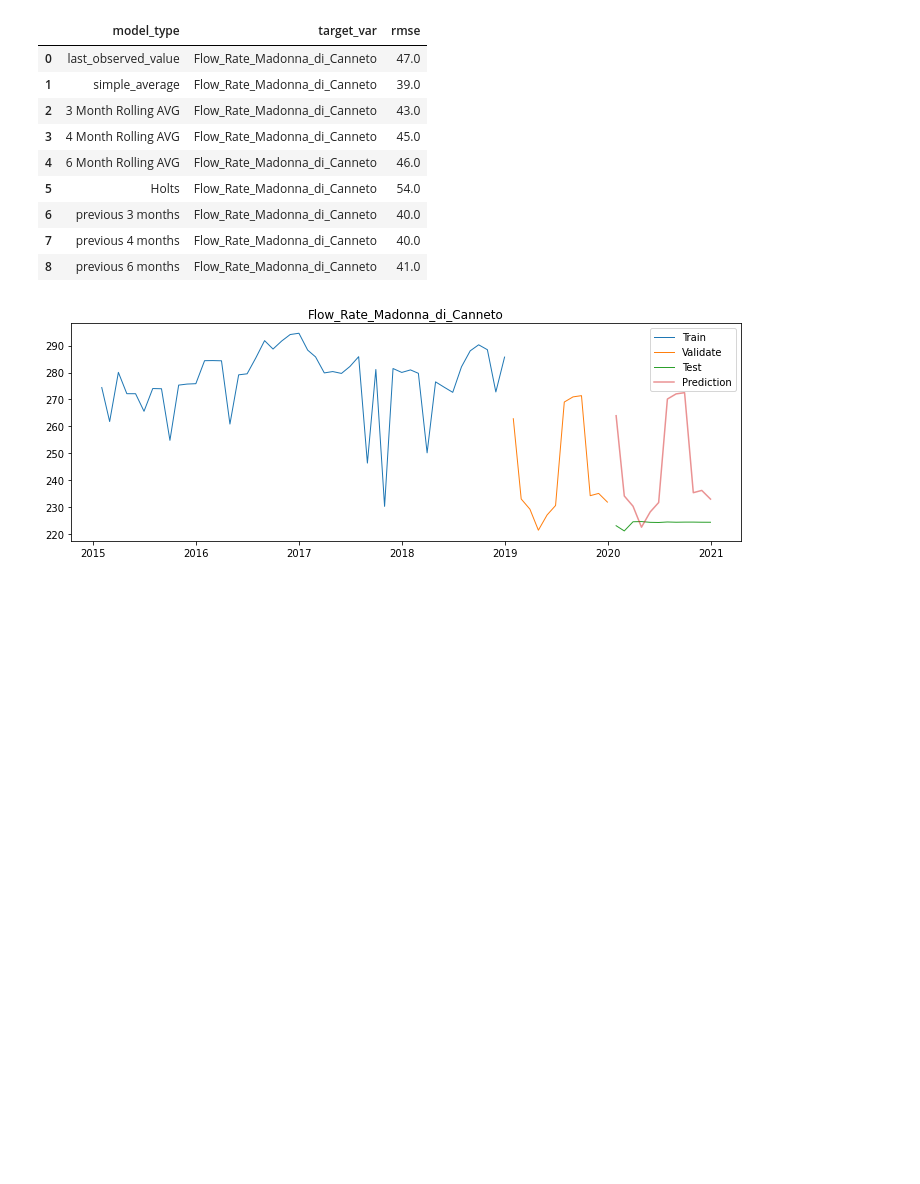
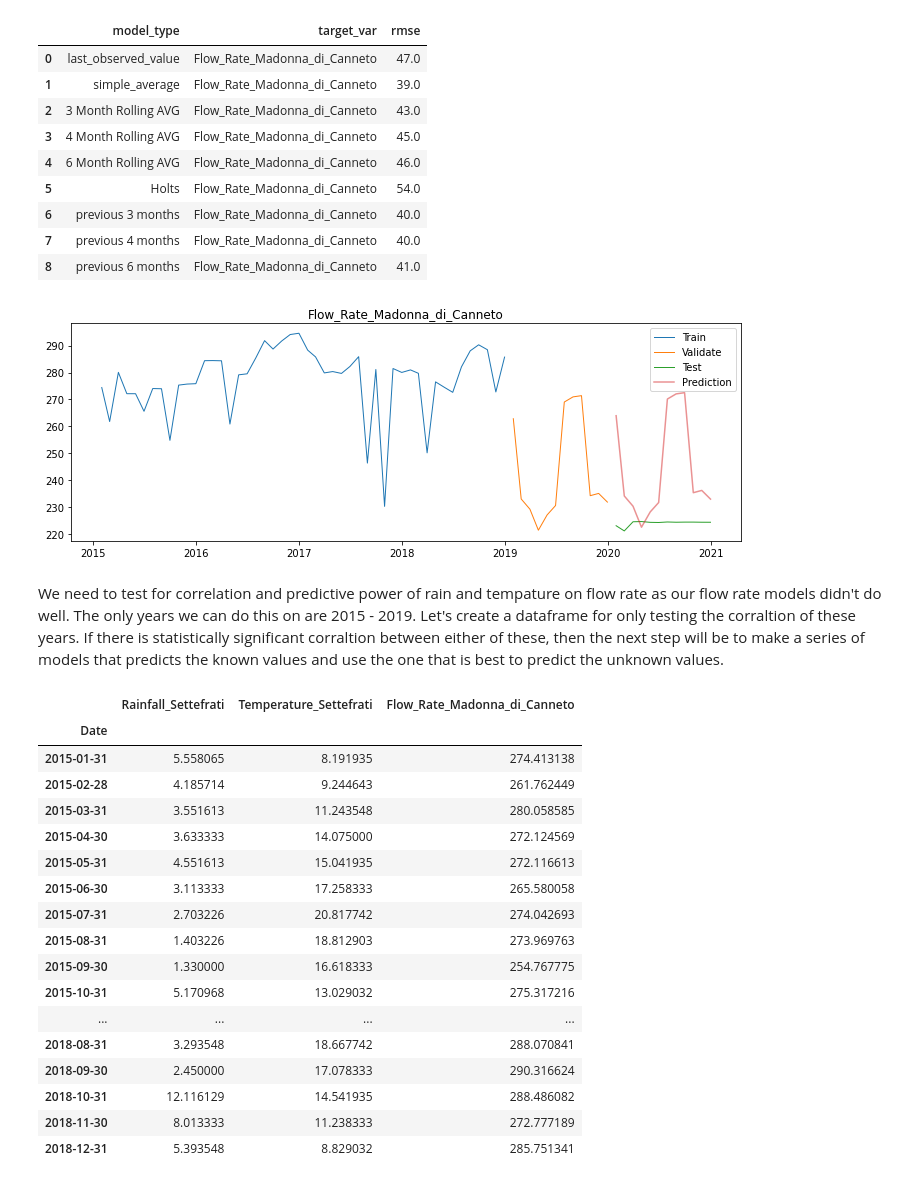
Before and after one commit to datastraine/kaggle, a Jupyter notebook: AceaSmart_Water_Analytics/acea-comp-explore.ipynb, the cells around one changed output. Saved outputs shown, nothing was run; the diff lists cells and outputs as text; code cells hidden in the pictures; blank space fills up the shorter version.

```diff
--- a/AceaSmart_Water_Analytics/acea-comp-explore.ipynb
+++ b/AceaSmart_Water_Analytics/acea-comp-explore.ipynb
@@ -941,3 +941,27 @@ def plot_and_eval(target_var):
 plot_and_eval('Flow_Rate_Madonna_di_Canneto')
 # %% [output]
 [figure]
+# %% [markdown]
+We need to test for correlation and predictive power of rain and tempature on flow rate as our flow rate models didn't do well. The only years we can do this on are 2015 - 2019. Let's create a dataframe for only testing the corraltion of these years. If there is statistically significant corraltion between either of these, then the next step will be to make a series of models that predicts the known values and use the one that is best to predict the unknown values.
+# %%
+test_corr = wsmc[(wsmc.index.year >= 2015) & (wsmc.index.year <= 2018)].resample('M').mean()
+test_corr
+# %% [output]
+|  | Rainfall_Settefrati | Temperature_Settefrati | Flow_Rate_Madonna_di_Canneto |
+| Date |  |  |  |
+| 2015-01-31 | 5.558065 | 8.191935 | 274.413138 |
+| 2015-02-28 | 4.185714 | 9.244643 | 261.762449 |
+| 2015-03-31 | 3.551613 | 11.243548 | 280.058585 |
+| 2015-04-30 | 3.633333 | 14.075000 | 272.124569 |
+| 2015-05-31 | 4.551613 | 15.041935 | 272.116613 |
+| 2015-06-30 | 3.113333 | 17.258333 | 265.580058 |
+| 2015-07-31 | 2.703226 | 20.817742 | 274.042693 |
+| 2015-08-31 | 1.403226 | 18.812903 | 273.969763 |
+| 2015-09-30 | 1.330000 | 16.618333 | 254.767775 |
+| 2015-10-31 | 5.170968 | 13.029032 | 275.317216 |
+| ... | ... | ... | ... |
+| 2018-08-31 | 3.293548 | 18.667742 | 288.070841 |
+| 2018-09-30 | 2.450000 | 17.078333 | 290.316624 |
+| 2018-10-31 | 12.116129 | 14.541935 | 288.486082 |
+| 2018-11-30 | 8.013333 | 11.238333 | 272.777189 |
+| 2018-12-31 | 5.393548 | 8.829032 | 285.751341 |
```
Also changed, not shown: parts of 3 cells of this notebook.
